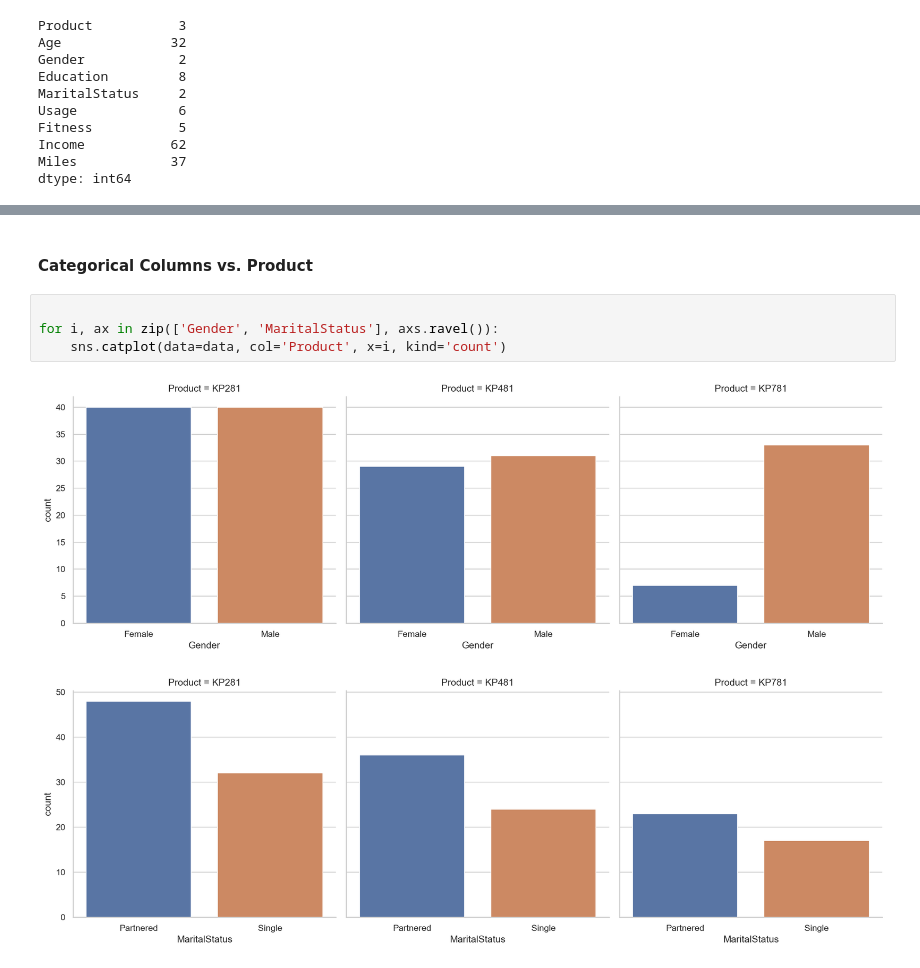
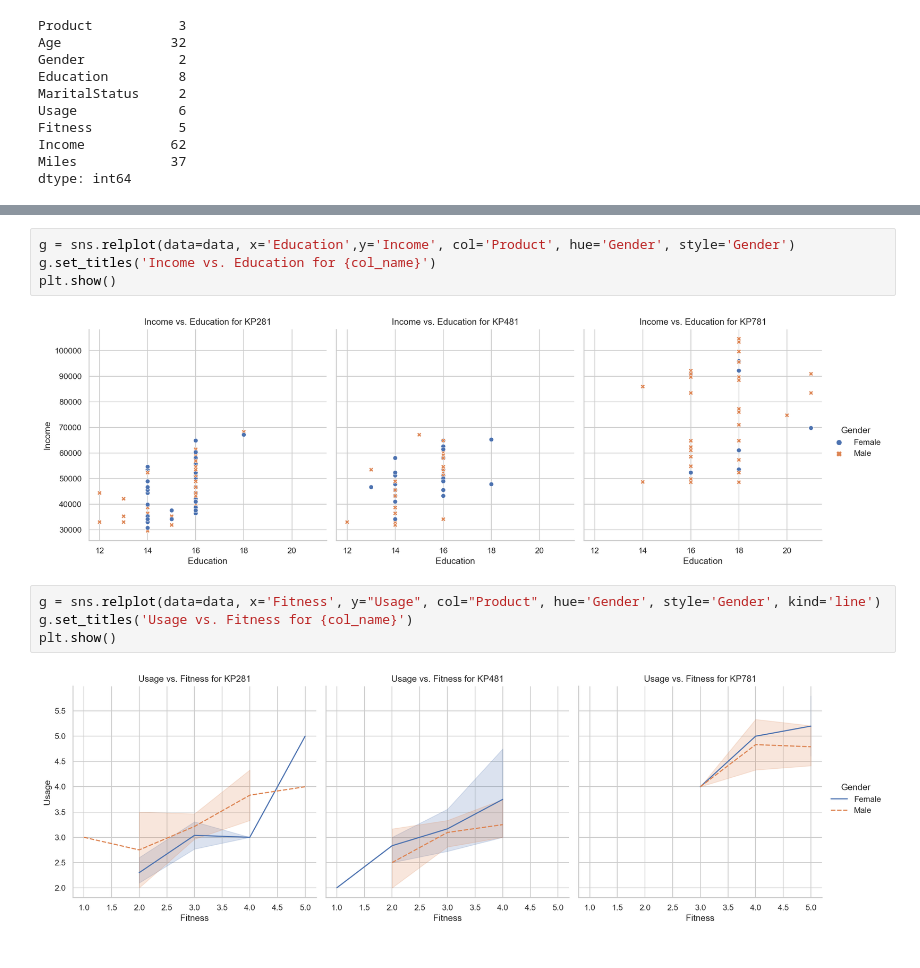
Before and after one commit to krashu/DSML, a Jupyter notebook: EDA/aerofit_data_analysis.ipynb, the cells around one changed output, grey strips where cells are left out. Drawn from its saved outputs; the diff is of its cells as text.

```diff
--- a/EDA/aerofit_data_analysis.ipynb
+++ b/EDA/aerofit_data_analysis.ipynb
@@ -176,9 +385,12 @@ for i, ax in zip(data.select_dtypes(exclude=['object', 'category']), axs.ravel()
-# %% [markdown]
-#### Categorical Columns vs. Product
 # %%
-
-for i, ax in zip(['Gender', 'MaritalStatus'], axs.ravel()):
-    sns.catplot(data=data, col='Product', x=i, kind='count')
+g = sns.relplot(data=data, x='Education',y='Income', col='Product', hue='Gender', style='Gender')
+g.set_titles('Income vs. Education for {col_name}')
+plt.show()
 # %% [output]
-[figure, old version]
+[figure, new version]
-[figure, removed]
+# %%
+g = sns.relplot(data=data, x='Fitness', y="Usage", col="Product", hue='Gender', style='Gender', kind='line')
+g.set_titles('Usage vs. Fitness for {col_name}')
+plt.show()
+# %% [output]
+[figure, added]
```
Also changed, not shown: parts of 71 cells of this notebook.
